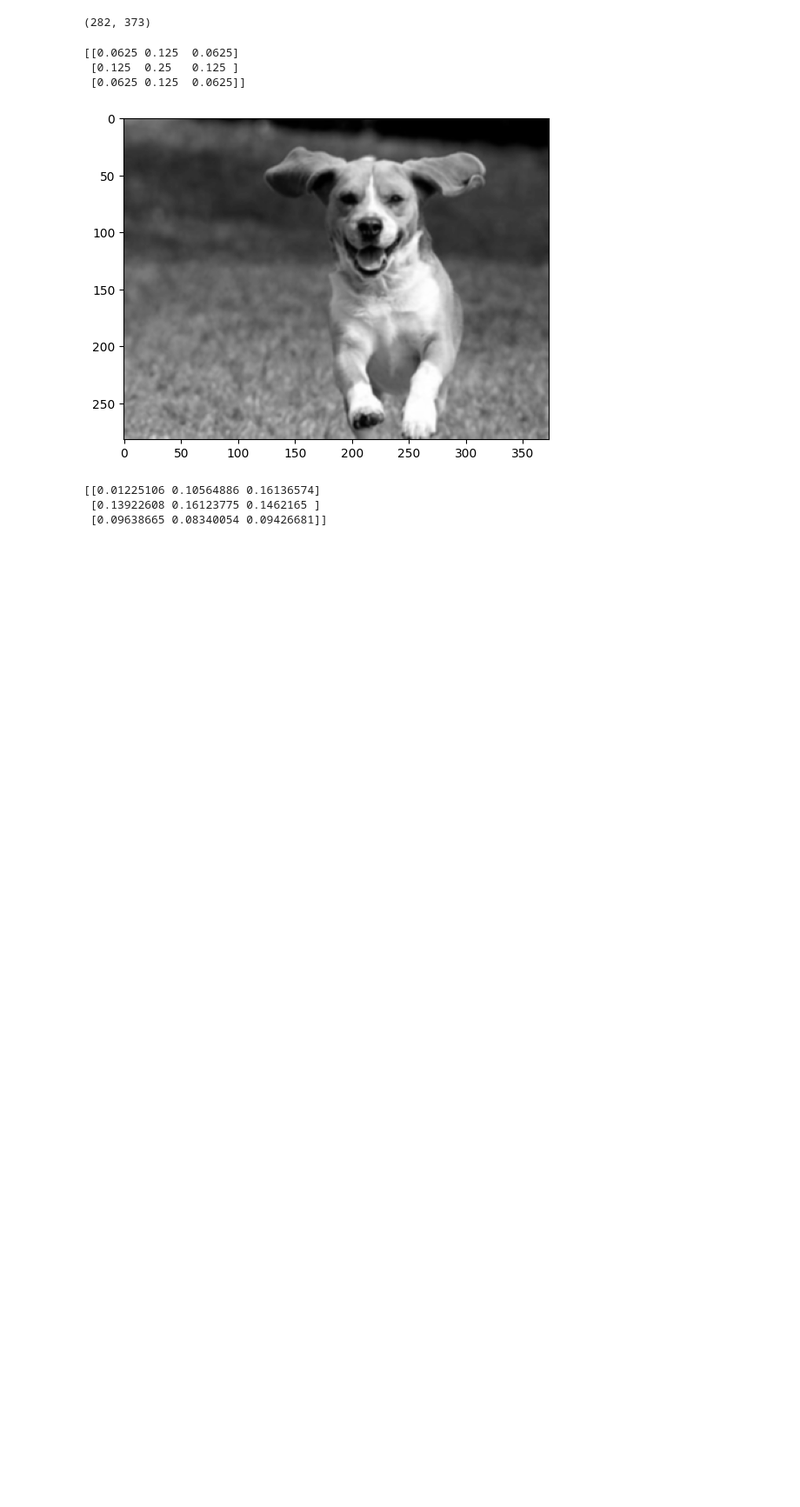
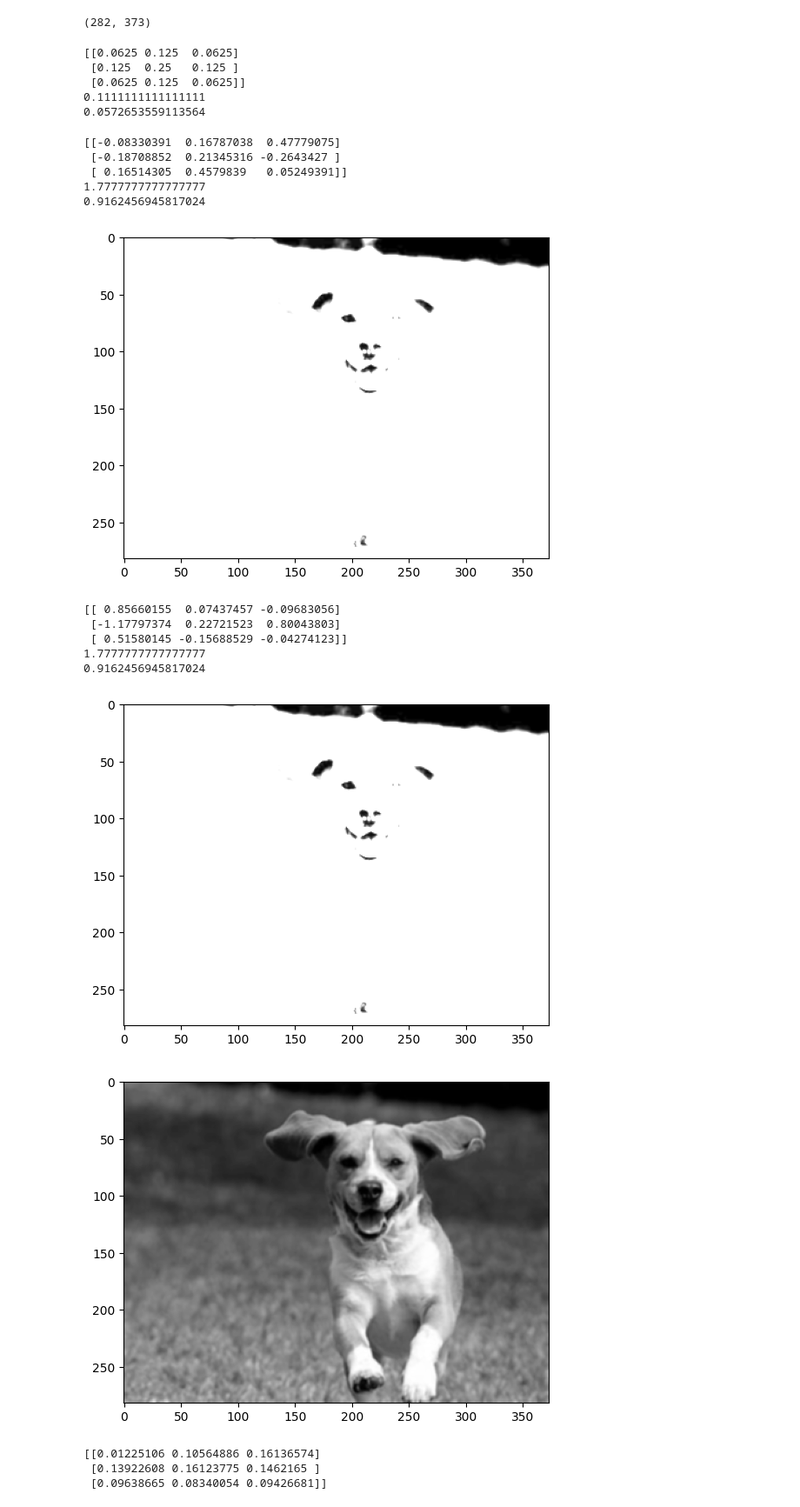
Before and after one commit to RanjithP/Applying-Image-Convolution, a Jupyter notebook: edge_gray_scale_kernel_2.ipynb, the cells around one changed output. Shown: that part at 87% size. Cells and saved outputs as stored; diff of their text form; code cells hidden in the pictures; blank space fills up the shorter version.

```diff
--- a/edge_gray_scale_kernel_2.ipynb
+++ b/edge_gray_scale_kernel_2.ipynb
@@ -58,10 +60,57 @@ display_shape(image)
 kernel = np.array([[1, 2, 1], [2, 4, 2], [1, 2, 1]])
 kernel = kernel / np.sum(kernel)
 print(kernel)
+
+# print the mean and sigma of the kernel
+print(np.mean(kernel))
+print(np.std(kernel))
 # %% [output]
 [[0.0625 0.125  0.0625]
  [0.125  0.25   0.125 ]
  [0.0625 0.125  0.0625]]
+0.1111111111111111
+0.0572653559113564
+# %%
+kernel = np.array([[1, 2, 1], [2, 4, 2], [1, 2, 1]])
+
+#compute a 3 x 3 kernel such that is 1 standard deviation away from the kernel above
+random_kernel = np.random.normal(0, 1, (3, 3))
+random_kernel = random_kernel / np.sum(random_kernel)
+print(random_kernel)
+
+# print the mean and sigma of the kernel
+print(np.mean(random_kernel))
+print(np.std(random_kernel))
+
+# Apply this kernel using cv2 function to blur the image
+blurred_image = cv2.filter2D(image, -1, random_kernel)
+display_image(blurred_image)
+
+# compute a 3x3 kernel of mean=0 and sigma=1 but central values should be higher than others
+random_kernel = np.random.normal(0, 1, (3, 3))
+random_kernel = random_kernel / np.sum(random_kernel)
+print(random_kernel)
+
+# print the mean and sigma of the kernel
+print(np.mean(random_kernel))
+print(np.std(random_kernel))
+
+# Apply this kernel using cv2 function to blur the image
+blurred_image = cv2.filter2D(image, -1, random_kernel)
+display_image(blurred_image)
+# %% [output]
+[[-0.08330391  0.16787038  0.47779075]
+ [-0.18708852  0.21345316 -0.2643427 ]
+ [ 0.16514305  0.4579839   0.05249391]]
+1.7777777777777777
+0.9162456945817024
+[figure, added]
+[[ 0.85660155  0.07437457 -0.09683056]
+ [-1.17797374  0.22721523  0.80043803]
+ [ 0.51580145 -0.15688529 -0.04274123]]
+1.7777777777777777
+0.9162456945817024
+[figure, added]
 # %%
 # Use cv2 function to apply gaussian blur over the image
 blurred_image = cv2.filter2D(image, -1, kernel)
```
Also changed, not shown: parts of 1 cell of this notebook.
